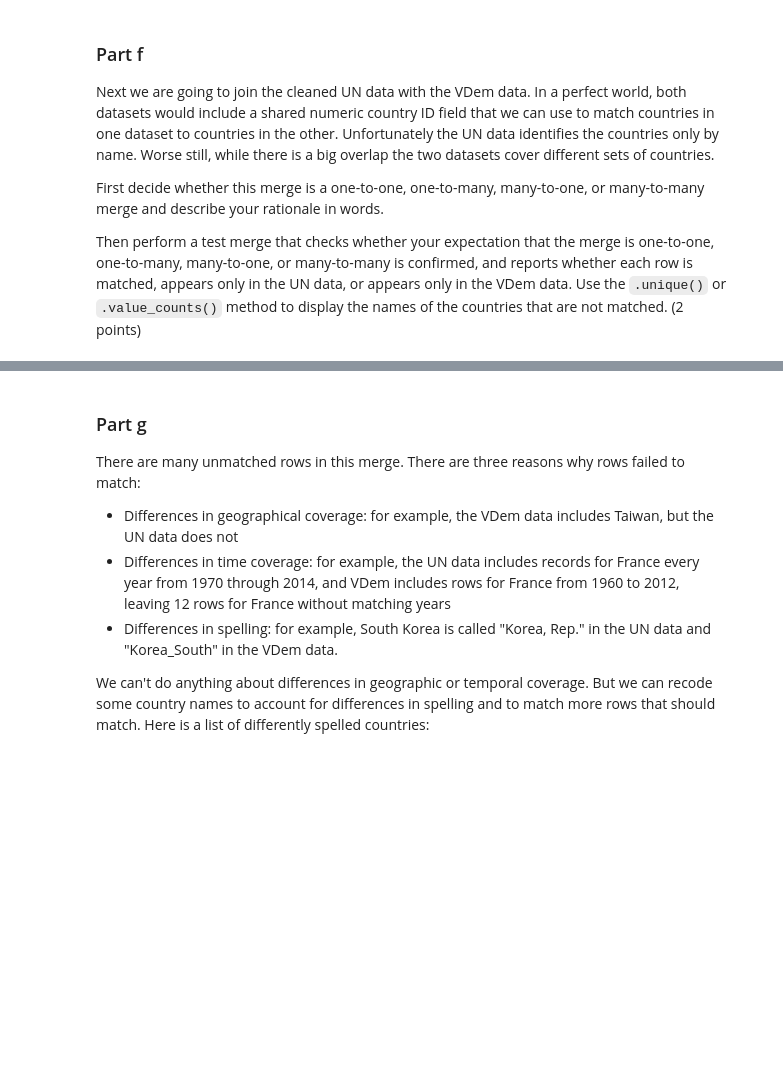
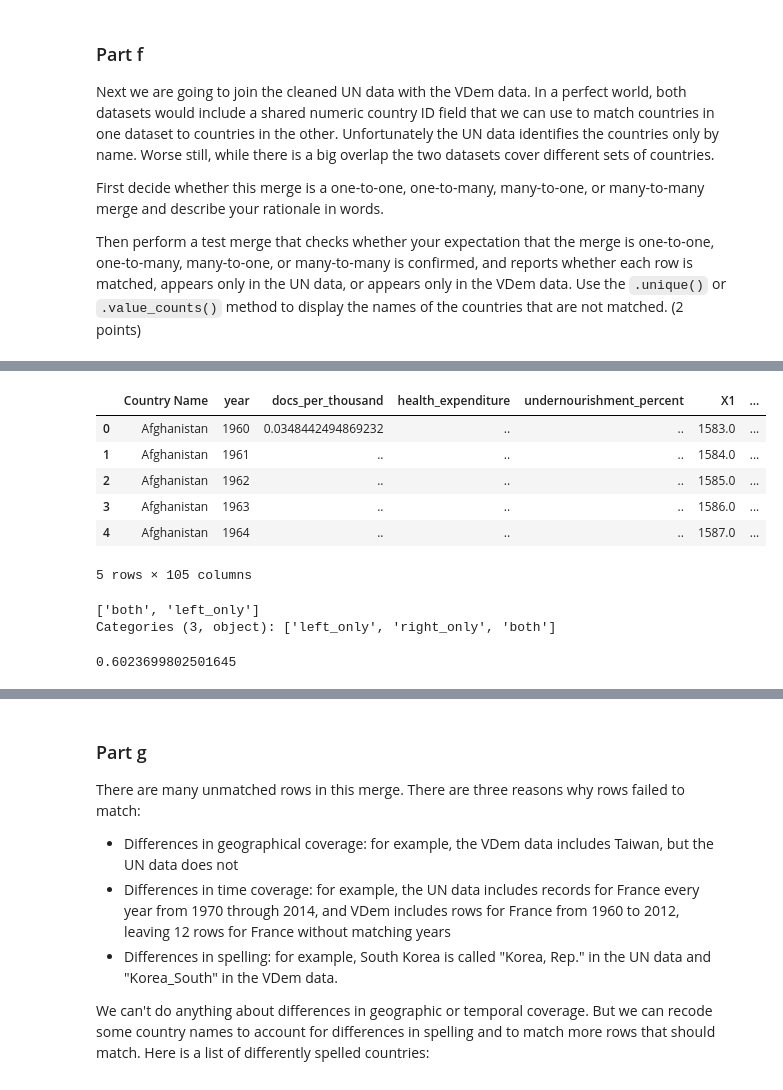
Before and after one commit to allaccountstaken/surfing_data_pipeline, a Jupyter notebook: M9/labassignment9.ipynb, the cells around one changed output, grey strips where cells are left out. Saved outputs shown, nothing was run; the diff lists cells and outputs as text; code cells hidden in the pictures; blank space fills up the shorter version.

Commit message:
merging on UN names is done

```diff
--- a/M9/labassignment9.ipynb
+++ b/M9/labassignment9.ipynb
@@ -276,0 +284,9 @@ Reshape the data to move the values of `Series Name` to separate columns. Make s
+# %%
+# Create a list of better (shorter) names
+better_names = {'Physicians (per 1,000 people)':'docs_per_thousand',
+       'Prevalence of undernourishment (% of population)': 'undernourishment_percent',
+       'Health expenditure per capita (current US$)': 'health_expenditure'
+               }
+# %%
+# Replace
+uncountries.replace({'Series Name': better_names}, inplace=True)
@@ -316,0 +344,27 @@ Then perform a test merge that checks whether your expectation that the merge is
+# %%
+# Perform left-join on countries and years, check with indicator:
+merged_data = pd.merge(uncountries,
+                       VDem,
+                       how='left',
+                       left_on=['Country Name', 'year'],
+                       right_on=['country_name', 'year'],
+                       indicator='matched')
+merged_data.head()
+# %% [output]
+|  | Country Name | year | docs_per_thousand | health_expenditure | undernourishment_percent | X1 | ... |
+| 0 | Afghanistan | 1960 | 0.0348442494869232 | .. | .. | 1583.0 | ... |
+| 1 | Afghanistan | 1961 | .. | .. | .. | 1584.0 | ... |
+| 2 | Afghanistan | 1962 | .. | .. | .. | 1585.0 | ... |
+| 3 | Afghanistan | 1963 | .. | .. | .. | 1586.0 | ... |
+| 4 | Afghanistan | 1964 | .. | .. | .. | 1587.0 | ... |
+5 rows × 105 columns
+# %%
+merged_data.matched.unique()
+# %% [output]
+['both', 'left_only']
+Categories (3, object): ['left_only', 'right_only', 'both']
+# %%
+# Only 60% are properly matched
+len(merged_data.loc[merged_data.matched=='both'])/len(merged_data)
+# %% [output]
+0.6023699802501645
```
Also changed, not shown: parts of 17 cells of this notebook.
